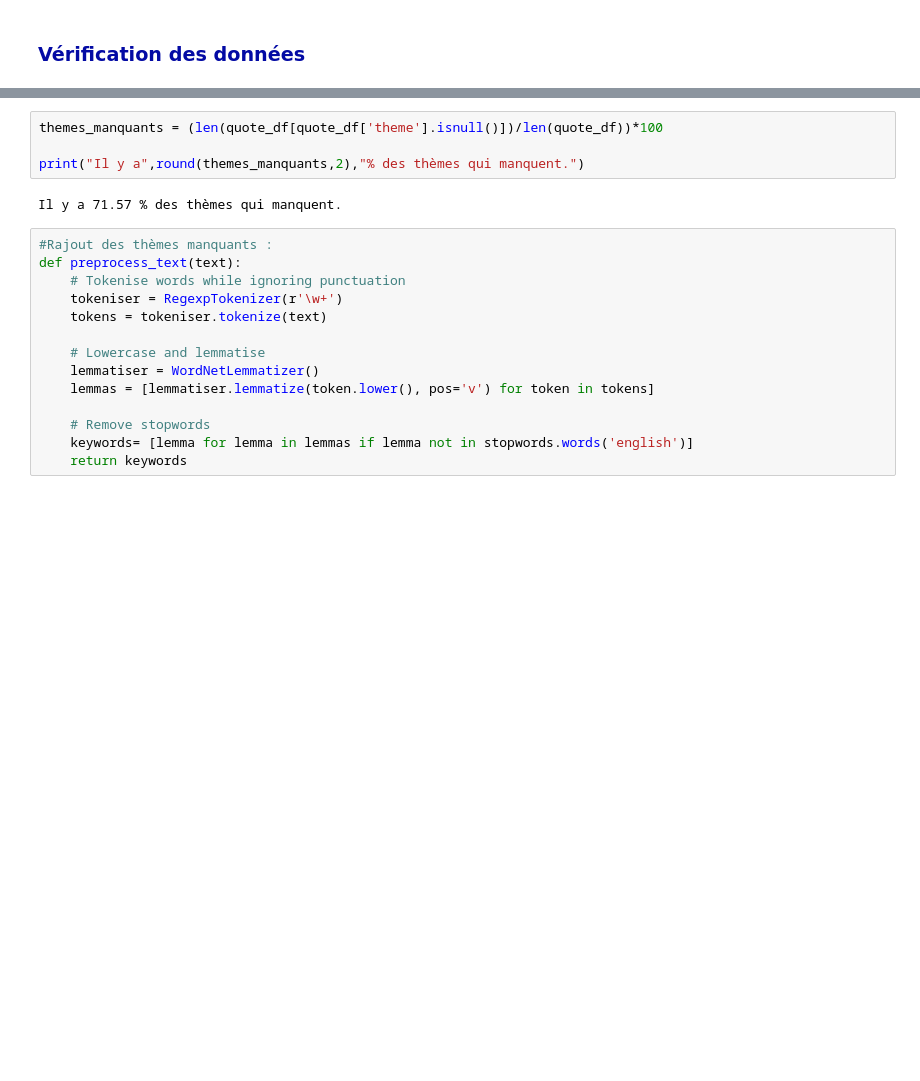
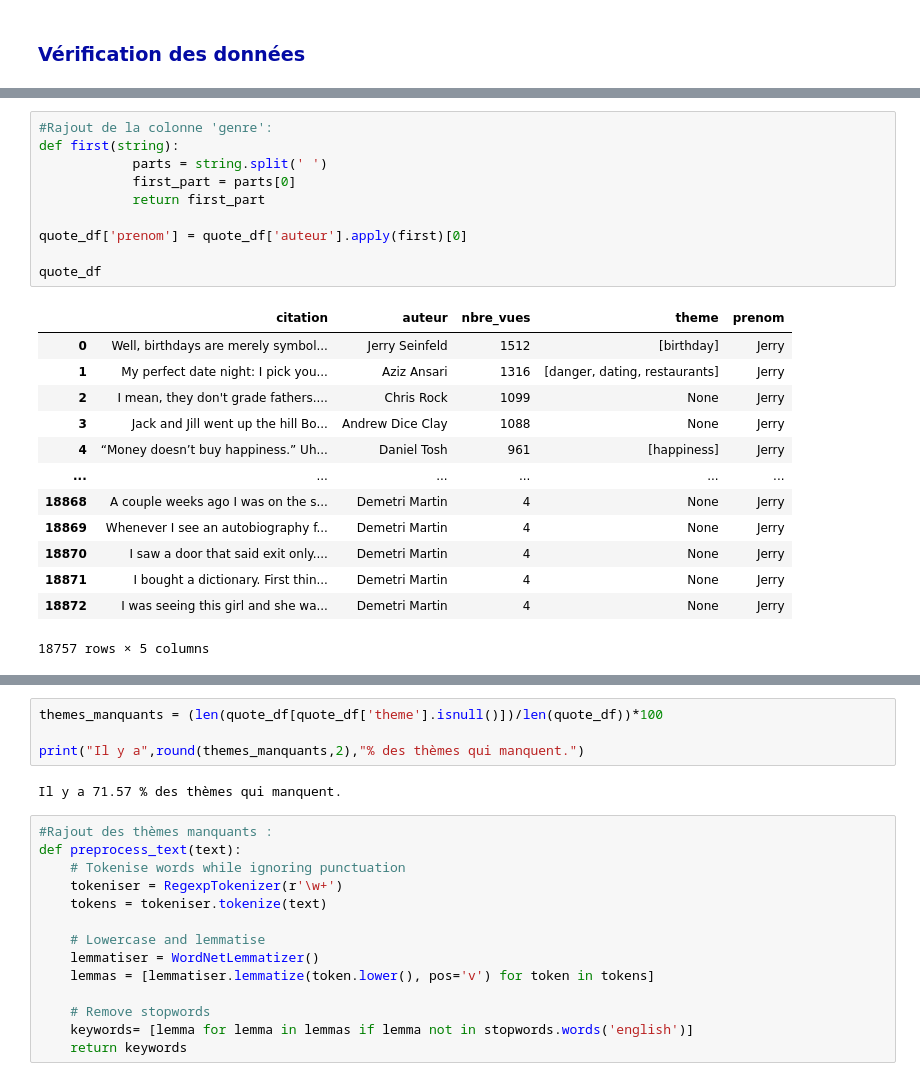
Before and after one commit to MattSioll/DataAnalyst, a Jupyter notebook: Projet 8/P8_Levallois_Matthieu.ipynb, the cells around one changed output, grey strips where cells are left out. Drawn from its saved outputs; the diff is of its cells as text; blank space fills up the shorter version.

```diff
--- a/Projet 8/P8_Levallois_Matthieu.ipynb
+++ b/Projet 8/P8_Levallois_Matthieu.ipynb
@@ -97,0 +98,24 @@ quote_df
+# %%
+#Rajout de la colonne 'genre':
+def first(string):
+            parts = string.split(' ')
+            first_part = parts[0]
+            return first_part
+
+quote_df['prenom'] = quote_df['auteur'].apply(first)[0]
+
+quote_df
+# %% [output]
+|  | citation | auteur | nbre_vues | theme | prenom |
+| 0 | Well, birthdays are merely symbol... | Jerry Seinfeld | 1512 | [birthday] | Jerry |
+| 1 | My perfect date night: I pick you... | Aziz Ansari | 1316 | [danger, dating, restaurants] | Jerry |
+| 2 | I mean, they don't grade fathers.... | Chris Rock | 1099 | None | Jerry |
+| 3 | Jack and Jill went up the hill Bo... | Andrew Dice Clay | 1088 | None | Jerry |
+| 4 | “Money doesn’t buy happiness.” Uh... | Daniel Tosh | 961 | [happiness] | Jerry |
+| ... | ... | ... | ... | ... | ... |
+| 18868 | A couple weeks ago I was on the s... | Demetri Martin | 4 | None | Jerry |
+| 18869 | Whenever I see an autobiography f... | Demetri Martin | 4 | None | Jerry |
+| 18870 | I saw a door that said exit only.... | Demetri Martin | 4 | None | Jerry |
+| 18871 | I bought a dictionary. First thin... | Demetri Martin | 4 | None | Jerry |
+| 18872 | I was seeing this girl and she wa... | Demetri Martin | 4 | None | Jerry |
+18757 rows × 5 columns
```
Also changed, not shown: parts of 3 cells of this notebook.
